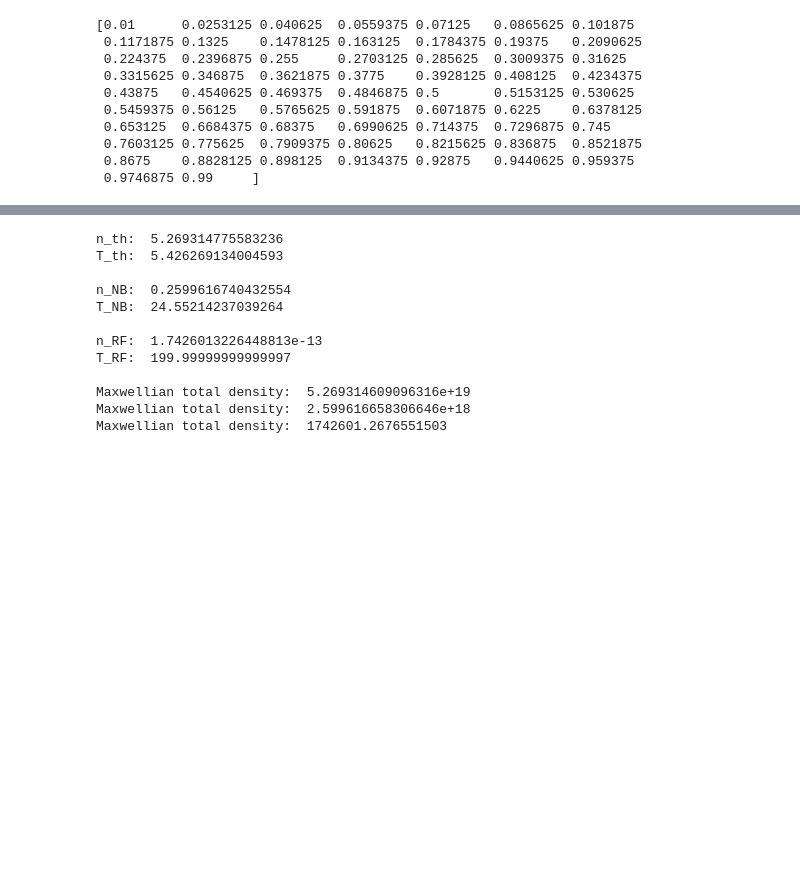
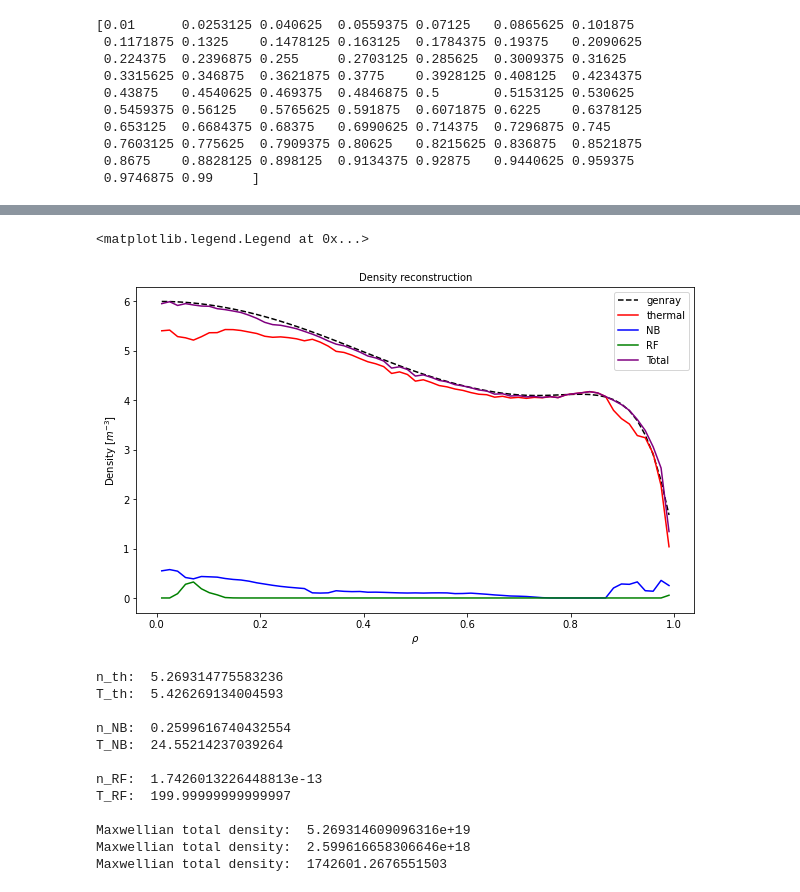
Before and after one commit to vandelij/genray_cql3d_plots, a Jupyter notebook: shots/147634/scan_beam_and_RF/beam_5_RF_testing/make_distrobution.ipynb, the cells around one changed output, grey strips where cells are left out. Saved outputs shown, nothing was run; the diff lists cells and outputs as text; code cells hidden in the pictures; blank space fills up the shorter version.

```diff
--- a/shots/147634/scan_beam_and_RF/beam_5_RF_testing/make_distrobution.ipynb
+++ b/shots/147634/scan_beam_and_RF/beam_5_RF_testing/make_distrobution.ipynb
@@ -451,3 +451,17 @@ plt.show()
+# %%
+plt.figure(figsize=(10,6))
+plt.plot(rho, genray_density/1e19, color='black', linestyle='--', label='genray')
+plt.plot(rho, nth_array, color='red', label='thermal')
+plt.plot(rho, nNB_array, color='blue', label='NB')
+plt.plot(rho, nRF_array, color='green', label='RF')
+plt.plot(rho, nth_array + nNB_array + nRF_array, color='purple', label='Total')
+plt.title('Density reconstruction')
+plt.xlabel(r'$\rho$')
+plt.ylabel(r'Density [$m^{-3}$]')
+plt.legend()
+# %% [output]
+<matplotlib.legend.Legend at 0x...>
+[figure, added]
 # %%
 rhoindex = 14
 T = genray_temps[rhoindex]
```
Also changed, not shown: parts of 2 cells of this notebook.
